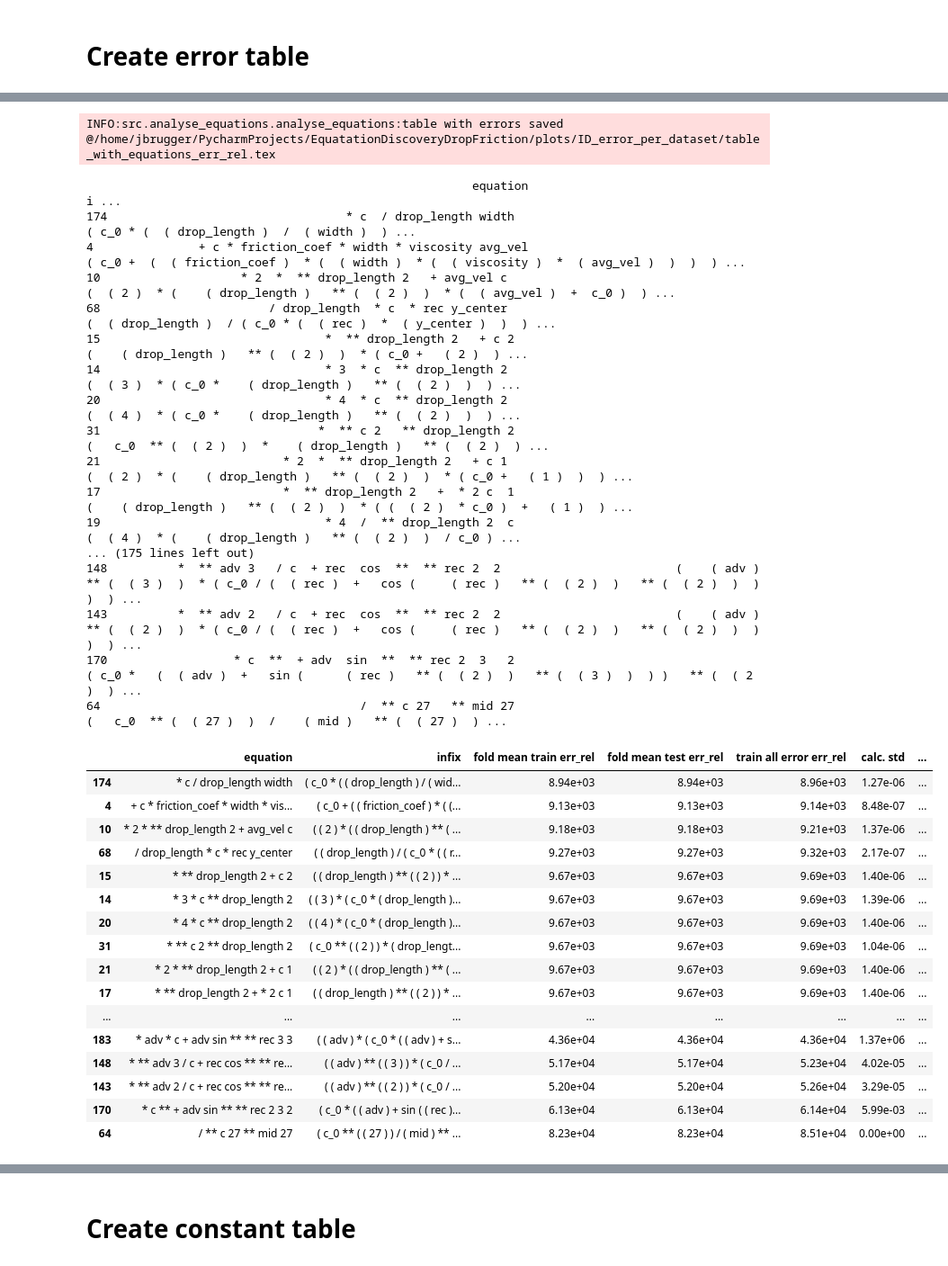
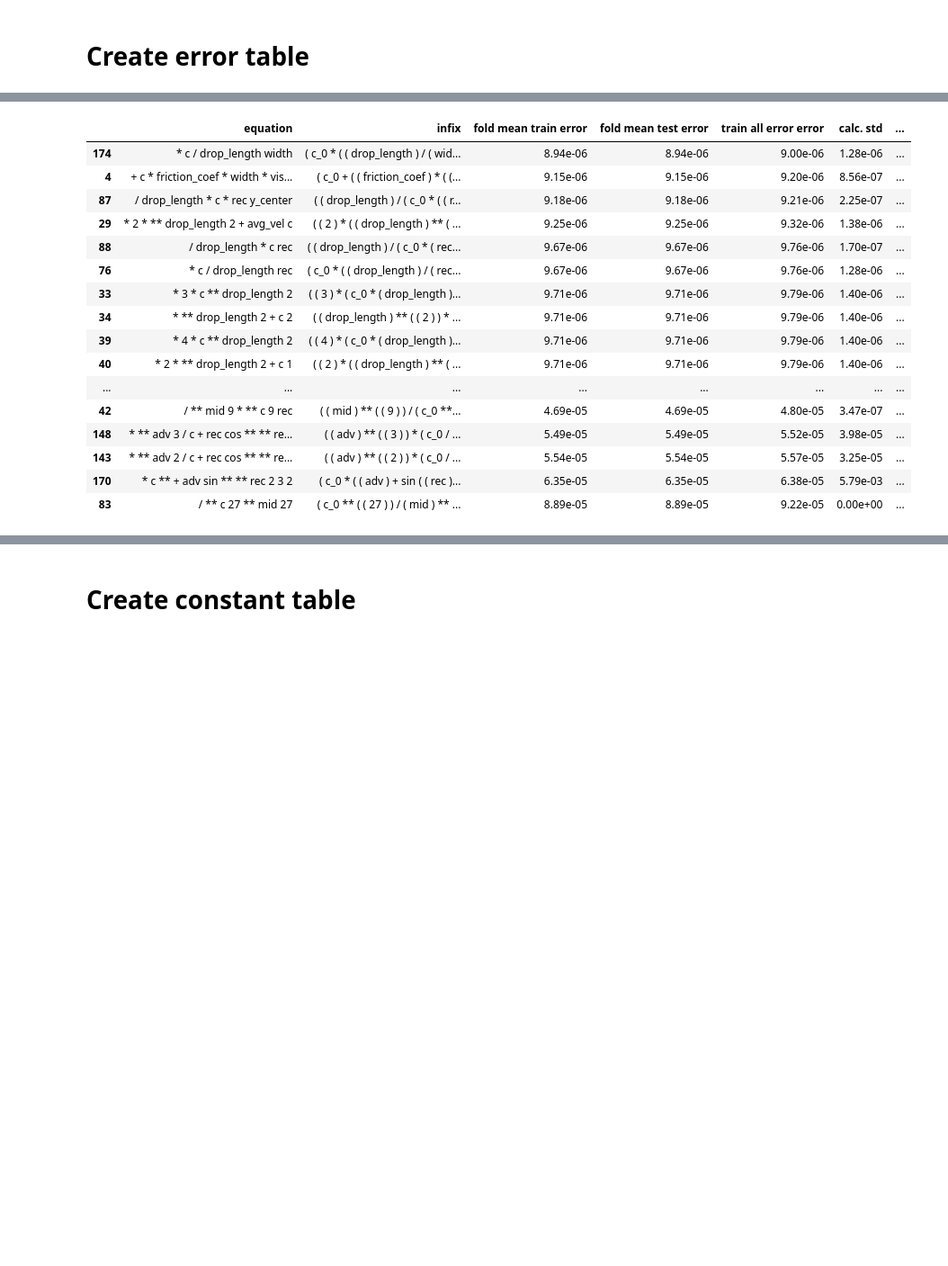
Before and after one commit to BayremAg/EquationDiscoveryDropFriction, a Jupyter notebook: src/analyse_equations/analyse_equations.ipynb, the cells around one changed output, grey strips where cells are left out. Shown at 90% size. Drawn from its saved outputs; the diff is of its cells as text; code cells hidden in the pictures; blank space fills up the shorter version.

```diff
--- a/src/analyse_equations/analyse_equations.ipynb
+++ b/src/analyse_equations/analyse_equations.ipynb
@@ -30,8 +36,8 @@ parser = ConfigLoadData.arguments_parser(parser)
 parser = ConfigEquationDiscovery.arguments_parser(parser)
 parser = ConfigPlotBestEquation.arguments_parser(parser)
 parser = ConfigSyntaxTree.arguments_parser(parser)
-args = parser.parse_args()
-args.save_path = args.ROOT_DIR / f'results/{args.save_set_folder}/equation_set_{args.equation_set_id}.json'
+args, unknown = parser.parse_known_args()
+args.save_path = args.ROOT_DIR / f'results/{args.save_set_folder}/equation_set_{args.exp_name}.json'
 args.unit_dict = get_unit_dict(args)
 args.unit_dict['y'] = args.unit_dict[args.target]
 args.unit_dimension = 5
@@ -95,7 +102,7 @@ add_all_data_error(all_data_dfs, args, proposed_equations)
 # Create error table
 # %%
 num_variables = 1
-df_error = create_error_table(args, num_variables, proposed_equations)
+df_error = create_error_table(args, num_variables, proposed_equations, metric='error')
 df_error
 # %% [output]
 INFO:src.analyse_equations.analyse_equations:table with errors saved @/home/jbrugger/PycharmProjects/EquatationDiscoveryDropFriction/plots/ID_error_per_dataset/table_with_equations_error.tex
@@ -120,35 +126,17 @@ INFO:src.analyse_equations.analyse_equations:table with errors saved @/home/jbru
-INFO:src.analyse_equations.analyse_equations:table with errors saved @/home/jbrugger/PycharmProjects/EquatationDiscoveryDropFriction/plots/ID_error_per_dataset/table_with_equations_err_rel.tex
-                                                       equation                                                                                                                                        i ...
-174                                  * c  / drop_length width                                                                                                ( c_0 * (  ( drop_length )  /  ( width )  ) ...
-4               + c * friction_coef * width * viscosity avg_vel                                               ( c_0 +  (  ( friction_coef )  * (  ( width )  * (  ( viscosity )  *  ( avg_vel )  )  )  ) ...
-10                    * 2  *  ** drop_length 2   + avg_vel c                                                            (  ( 2 )  * (    ( drop_length )   ** (  ( 2 )  )  * (  ( avg_vel )  +  c_0 )  ) ...
-68                        / drop_length  * c  * rec y_center                                                                             (  ( drop_length )  / ( c_0 * (  ( rec )  *  ( y_center )  )  ) ...
-15                                *  ** drop_length 2   + c 2                                                                                (    ( drop_length )   ** (  ( 2 )  )  * ( c_0 +   ( 2 )  ) ...
-14                                * 3  * c  ** drop_length 2                                                                                  (  ( 3 )  * ( c_0 *    ( drop_length )   ** (  ( 2 )  )  ) ...
-20                                * 4  * c  ** drop_length 2                                                                                  (  ( 4 )  * ( c_0 *    ( drop_length )   ** (  ( 2 )  )  ) ...
-31                               *  ** c 2   ** drop_length 2                                                                             (   c_0  ** (  ( 2 )  )  *    ( drop_length )   ** (  ( 2 )  ) ...
-21                          * 2  *  ** drop_length 2   + c 1                                                                  (  ( 2 )  * (    ( drop_length )   ** (  ( 2 )  )  * ( c_0 +   ( 1 )  )  ) ...
-17                          *  ** drop_length 2   +  * 2 c  1                                                                 (    ( drop_length )   ** (  ( 2 )  )  * ( (  ( 2 )  * c_0 )  +   ( 1 )  ) ...
-19                                * 4  /  ** drop_length 2  c                                                                                 (  ( 4 )  * (    ( drop_length )   ** (  ( 2 )  )  / c_0 ) ...
-... (175 lines left out)
-148          *  ** adv 3   / c  + rec  cos  **  ** rec 2  2                         (    ( adv )   ** (  ( 3 )  )  * ( c_0 / (  ( rec )  +   cos (     ( rec )   ** (  ( 2 )  )   ** (  ( 2 )  )  ) )  ) ...
-143          *  ** adv 2   / c  + rec  cos  **  ** rec 2  2                         (    ( adv )   ** (  ( 2 )  )  * ( c_0 / (  ( rec )  +   cos (     ( rec )   ** (  ( 2 )  )   ** (  ( 2 )  )  ) )  ) ...
-170                  * c  **  + adv  sin  **  ** rec 2  3   2                                       ( c_0 *   (  ( adv )  +   sin (      ( rec )   ** (  ( 2 )  )   ** (  ( 3 )  )  ) )   ** (  ( 2 )  ) ...
-64                                     /  ** c 27   ** mid 27                                                                                   (   c_0  ** (  ( 27 )  )  /    ( mid )   ** (  ( 27 )  ) ...
-|  | equation | infix | fold mean train err_rel | fold mean test err_rel | train all error err_rel | calc. std | ... |
-| 174 | * c / drop_length width | ( c_0 * ( ( drop_length ) / ( wid... | 8.94e+03 | 8.94e+03 | 8.96e+03 | 1.27e-06 | ... |
-| 4 | + c * friction_coef * width * vis... | ( c_0 + ( ( friction_coef ) * ( (... | 9.13e+03 | 9.13e+03 | 9.14e+03 | 8.48e-07 | ... |
-| 10 | * 2 * ** drop_length 2 + avg_vel c | ( ( 2 ) * ( ( drop_length ) ** ( ... | 9.18e+03 | 9.18e+03 | 9.21e+03 | 1.37e-06 | ... |
-| 68 | / drop_length * c * rec y_center | ( ( drop_length ) / ( c_0 * ( ( r... | 9.27e+03 | 9.27e+03 | 9.32e+03 | 2.17e-07 | ... |
-| 15 | * ** drop_length 2 + c 2 | ( ( drop_length ) ** ( ( 2 ) ) * ... | 9.67e+03 | 9.67e+03 | 9.69e+03 | 1.40e-06 | ... |
-| 14 | * 3 * c ** drop_length 2 | ( ( 3 ) * ( c_0 * ( drop_length )... | 9.67e+03 | 9.67e+03 | 9.69e+03 | 1.39e-06 | ... |
-| 20 | * 4 * c ** drop_length 2 | ( ( 4 ) * ( c_0 * ( drop_length )... | 9.67e+03 | 9.67e+03 | 9.69e+03 | 1.40e-06 | ... |
-| 31 | * ** c 2 ** drop_length 2 | ( c_0 ** ( ( 2 ) ) * ( drop_lengt... | 9.67e+03 | 9.67e+03 | 9.69e+03 | 1.04e-06 | ... |
-| 21 | * 2 * ** drop_length 2 + c 1 | ( ( 2 ) * ( ( drop_length ) ** ( ... | 9.67e+03 | 9.67e+03 | 9.69e+03 | 1.40e-06 | ... |
-| 17 | * ** drop_length 2 + * 2 c 1 | ( ( drop_length ) ** ( ( 2 ) ) * ... | 9.67e+03 | 9.67e+03 | 9.69e+03 | 1.40e-06 | ... |
+|  | equation | infix | fold mean train error | fold mean test error | train all error error | calc. std | ... |
+| 174 | * c / drop_length width | ( c_0 * ( ( drop_length ) / ( wid... | 8.94e-06 | 8.94e-06 | 9.00e-06 | 1.28e-06 | ... |
+| 4 | + c * friction_coef * width * vis... | ( c_0 + ( ( friction_coef ) * ( (... | 9.15e-06 | 9.15e-06 | 9.20e-06 | 8.56e-07 | ... |
+| 87 | / drop_length * c * rec y_center | ( ( drop_length ) / ( c_0 * ( ( r... | 9.18e-06 | 9.18e-06 | 9.21e-06 | 2.25e-07 | ... |
+| 29 | * 2 * ** drop_length 2 + avg_vel c | ( ( 2 ) * ( ( drop_length ) ** ( ... | 9.25e-06 | 9.25e-06 | 9.32e-06 | 1.38e-06 | ... |
+| 88 | / drop_length * c rec | ( ( drop_length ) / ( c_0 * ( rec... | 9.67e-06 | 9.67e-06 | 9.76e-06 | 1.70e-07 | ... |
+| 76 | * c / drop_length rec | ( c_0 * ( ( drop_length ) / ( rec... | 9.67e-06 | 9.67e-06 | 9.76e-06 | 1.28e-06 | ... |
+| 33 | * 3 * c ** drop_length 2 | ( ( 3 ) * ( c_0 * ( drop_length )... | 9.71e-06 | 9.71e-06 | 9.79e-06 | 1.40e-06 | ... |
+| 34 | * ** drop_length 2 + c 2 | ( ( drop_length ) ** ( ( 2 ) ) * ... | 9.71e-06 | 9.71e-06 | 9.79e-06 | 1.40e-06 | ... |
+| 39 | * 4 * c ** drop_length 2 | ( ( 4 ) * ( c_0 * ( drop_length )... | 9.71e-06 | 9.71e-06 | 9.79e-06 | 1.40e-06 | ... |
+| 40 | * 2 * ** drop_length 2 + c 1 | ( ( 2 ) * ( ( drop_length ) ** ( ... | 9.71e-06 | 9.71e-06 | 9.79e-06 | 1.40e-06 | ... |
 | ... | ... | ... | ... | ... | ... | ... | ... |
-| 183 | * adv * c + adv sin ** ** rec 3 3 | ( ( adv ) * ( c_0 * ( ( adv ) + s... | 4.36e+04 | 4.36e+04 | 4.36e+04 | 1.37e+06 | ... |
-| 148 | * ** adv 3 / c + rec cos ** ** re... | ( ( adv ) ** ( ( 3 ) ) * ( c_0 / ... | 5.17e+04 | 5.17e+04 | 5.23e+04 | 4.02e-05 | ... |
-| 143 | * ** adv 2 / c + rec cos ** ** re... | ( ( adv ) ** ( ( 2 ) ) * ( c_0 / ... | 5.20e+04 | 5.20e+04 | 5.26e+04 | 3.29e-05 | ... |
-| 170 | * c ** + adv sin ** ** rec 2 3 2 | ( c_0 * ( ( adv ) + sin ( ( rec )... | 6.13e+04 | 6.13e+04 | 6.14e+04 | 5.99e-03 | ... |
-| 64 | / ** c 27 ** mid 27 | ( c_0 ** ( ( 27 ) ) / ( mid ) ** ... | 8.23e+04 | 8.23e+04 | 8.51e+04 | 0.00e+00 | ... |
+| 42 | / ** mid 9 * ** c 9 rec | ( ( mid ) ** ( ( 9 ) ) / ( c_0 **... | 4.69e-05 | 4.69e-05 | 4.80e-05 | 3.47e-07 | ... |
+| 148 | * ** adv 3 / c + rec cos ** ** re... | ( ( adv ) ** ( ( 3 ) ) * ( c_0 / ... | 5.49e-05 | 5.49e-05 | 5.52e-05 | 3.98e-05 | ... |
+| 143 | * ** adv 2 / c + rec cos ** ** re... | ( ( adv ) ** ( ( 2 ) ) * ( c_0 / ... | 5.54e-05 | 5.54e-05 | 5.57e-05 | 3.25e-05 | ... |
+| 170 | * c ** + adv sin ** ** rec 2 3 2 | ( c_0 * ( ( adv ) + sin ( ( rec )... | 6.35e-05 | 6.35e-05 | 6.38e-05 | 5.79e-03 | ... |
+| 83 | / ** c 27 ** mid 27 | ( c_0 ** ( ( 27 ) ) / ( mid ) ** ... | 8.89e-05 | 8.89e-05 | 9.22e-05 | 0.00e+00 | ... |
```
Also changed, not shown: parts of 17 cells of this notebook, 6 other files.
